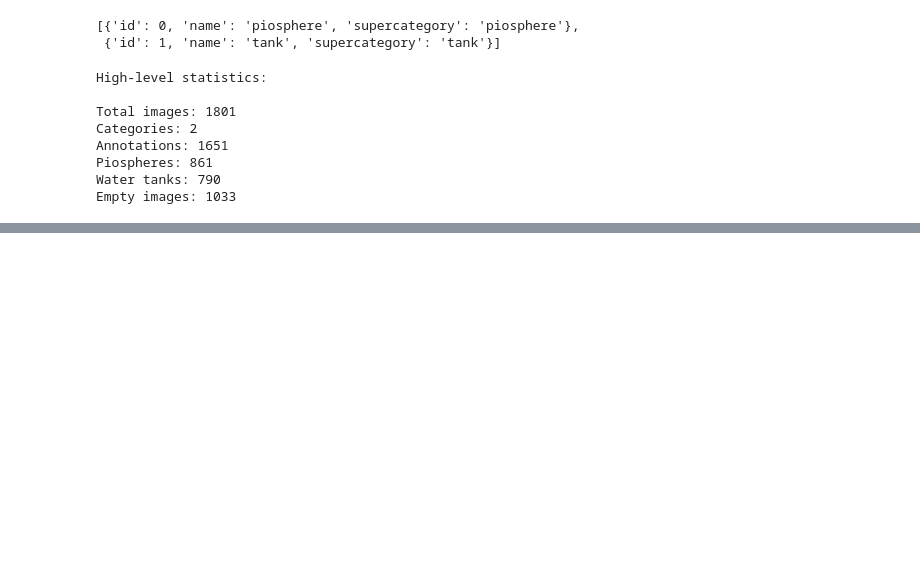
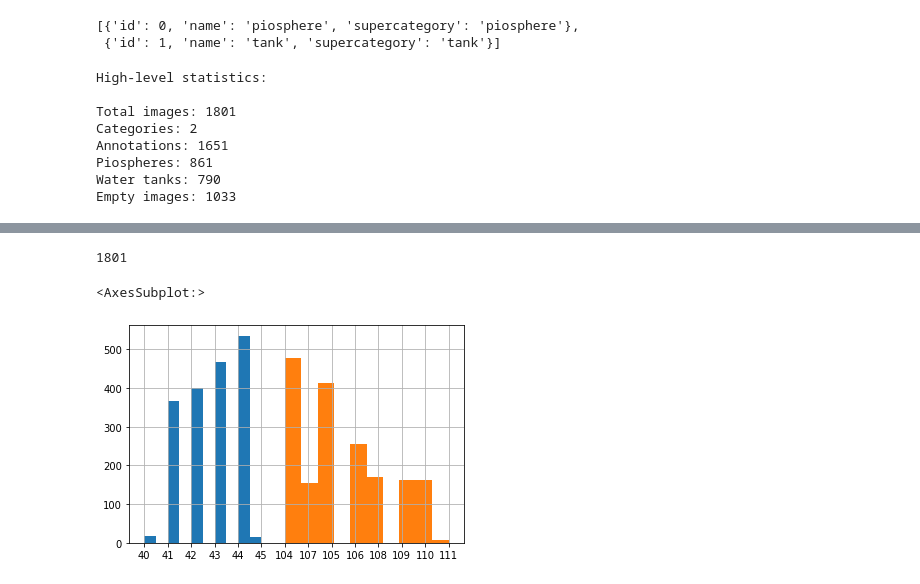
Before and after one commit to CV4EcologySchool/pioproj, a Jupyter notebook: CV4Ecology_Assignment0.ipynb, the cells around one changed output, grey strips where cells are left out. Saved outputs shown, nothing was run; the diff lists cells and outputs as text; code cells hidden in the pictures; blank space fills up the shorter version.

```diff
--- a/CV4Ecology_Assignment0.ipynb
+++ b/CV4Ecology_Assignment0.ipynb
@@ -186,0 +298,20 @@ plt.show()
+# %%
+# Pull out the quad names
+quadnames = quadlist + quadlist1
+print(len(quadnames))
+
+# Make a list of latitudes + longitudes
+latitudes = []
+longitudes = []
+quadnumbers = []
+for i in range(0,len(quadnames)):
+    latitudes.append(quadnames[i][0:2])
+    longitudes.append(quadnames[i][2:5])
+    quadnumbers.append(quadnames[i][5:7])
+
+pd.Series(latitudes).hist()
+pd.Series(longitudes).hist()
+# %% [output]
+1801
+<AxesSubplot:>
+[figure, added]
```
Also changed, not shown: parts of 30 cells of this notebook, 4 other files.
